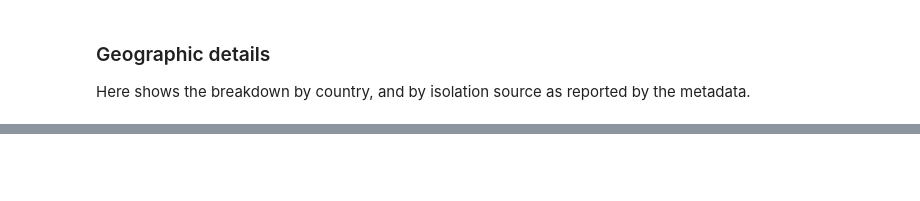
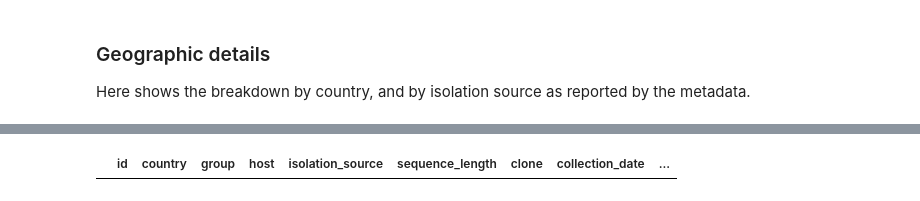
Before and after one commit to Mapleia/BIOL417_Coral, a Jupyter notebook: src/4_full_analysis/download.ipynb, the cells around one changed output, grey strips where cells are left out. Cells and saved outputs as stored; diff of their text form; code cells hidden in the pictures; blank space fills up the shorter version.

```diff
--- a/src/4_full_analysis/download.ipynb
+++ b/src/4_full_analysis/download.ipynb
@@ -462,0 +497,7 @@ Fasta file was saved as [nucleotide_seq.fasta](../../datasets/full_analysis/nucl
+# %%
+from pandas import read_excel
+
+latlng_file = read_excel(os.path.join(dir_path, "../../datasets/full_analysis/handwritten_latlng.xlsx"), sheet_name="Sheet1")
+latlng_file['country'] = latlng_file['country'].astype(str)
+# switch every "nan" to np.nan
+latlng_file.replace("nan", value=np.nan, inplace=True)
@@ -563,2 +671,7 @@ NaN           NaN                           0
 Name: isolation_source, dtype: int64
+# %%
+# Find all where latlng is nan
+feat_df_all.loc[feat_df_all['latlng'].isna()]
+# %% [output]
+|  | id | country | group | host | isolation_source | sequence_length | clone | collection_date | ... |
 # %%
```
Also changed, not shown: parts of 40 cells of this notebook, 9 other files.
